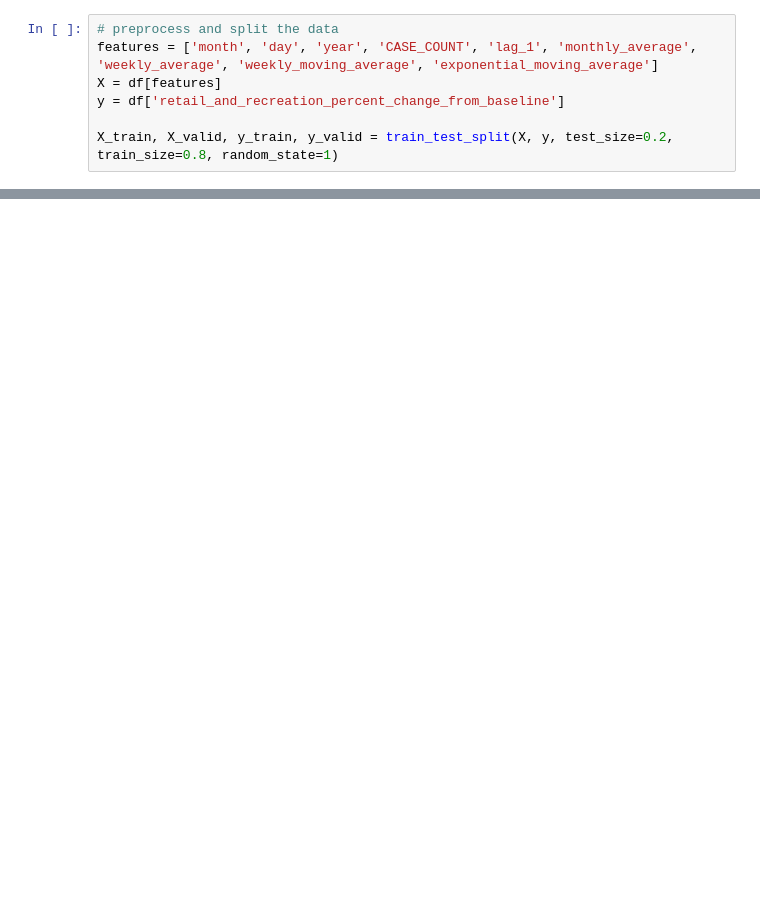
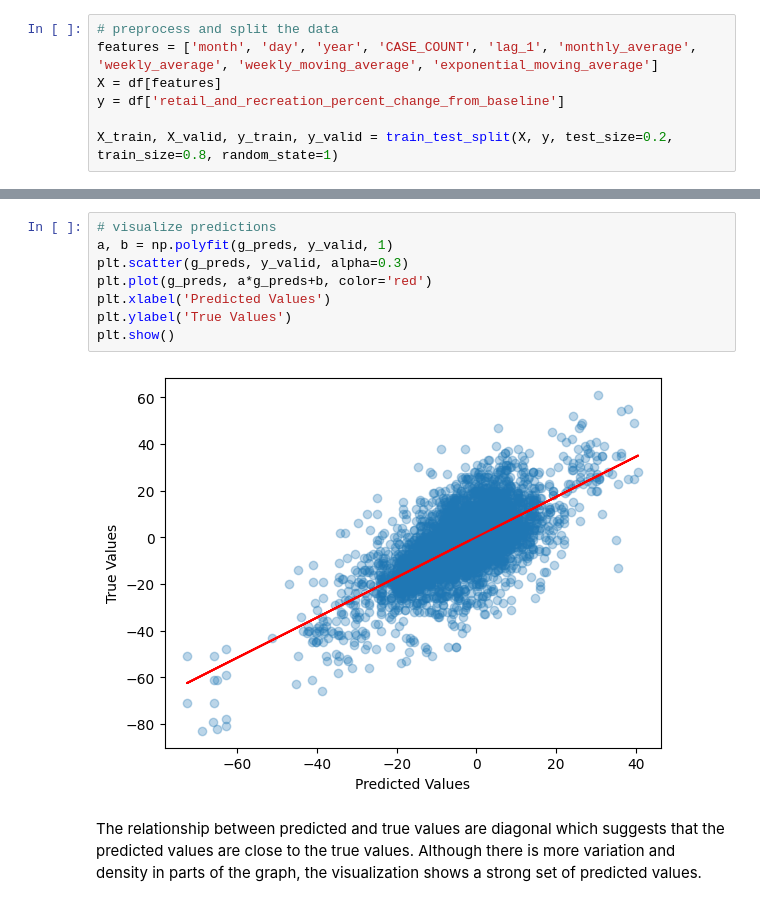
Before and after one commit to icetyla/wage-parity, a Jupyter notebook: project_ny.ipynb, the cells around one changed output, grey strips where cells are left out. Drawn from its saved outputs; the diff is of its cells as text; blank space fills up the shorter version.

```diff
--- a/project_ny.ipynb
+++ b/project_ny.ipynb
@@ -161,3 +206,15 @@ print('Mean Squared Error: %f'%(g_mse))
+# %%
+# visualize predictions
+a, b = np.polyfit(g_preds, y_valid, 1)
+plt.scatter(g_preds, y_valid, alpha=0.3)
+plt.plot(g_preds, a*g_preds+b, color='red')
+plt.xlabel('Predicted Values')
+plt.ylabel('True Values')
+plt.show()
+# %% [output]
+[figure, added]
+# %% [markdown]
+The relationship between predicted and true values are diagonal which suggests that the predicted values are close to the true values. Although there is more variation and density in parts of the graph, the visualization shows a strong set of predicted values.
 # %%
 # evaluate spending changes in the transit department
 X = df[features]
```
Also changed, not shown: parts of 20 cells of this notebook, 1 other file.
